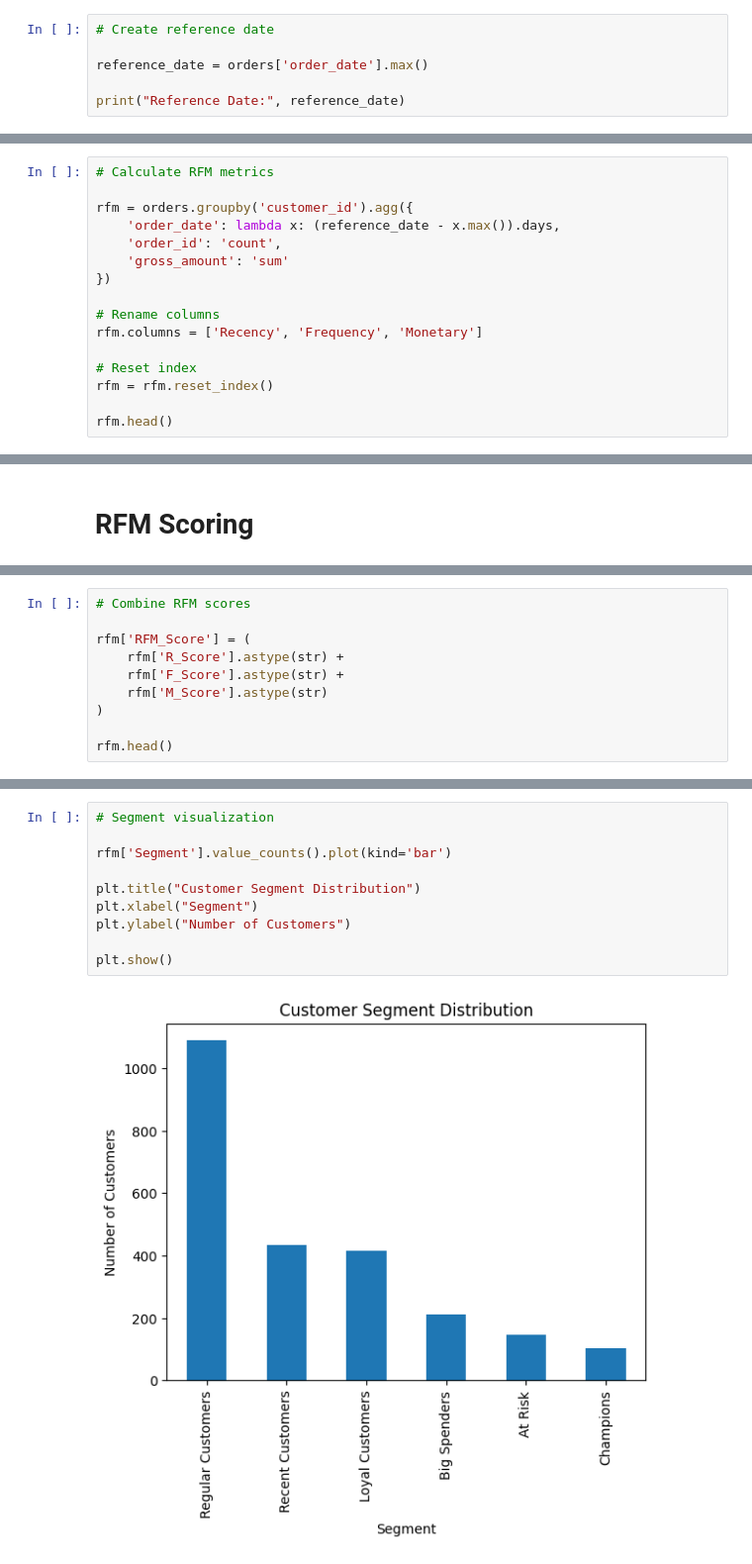
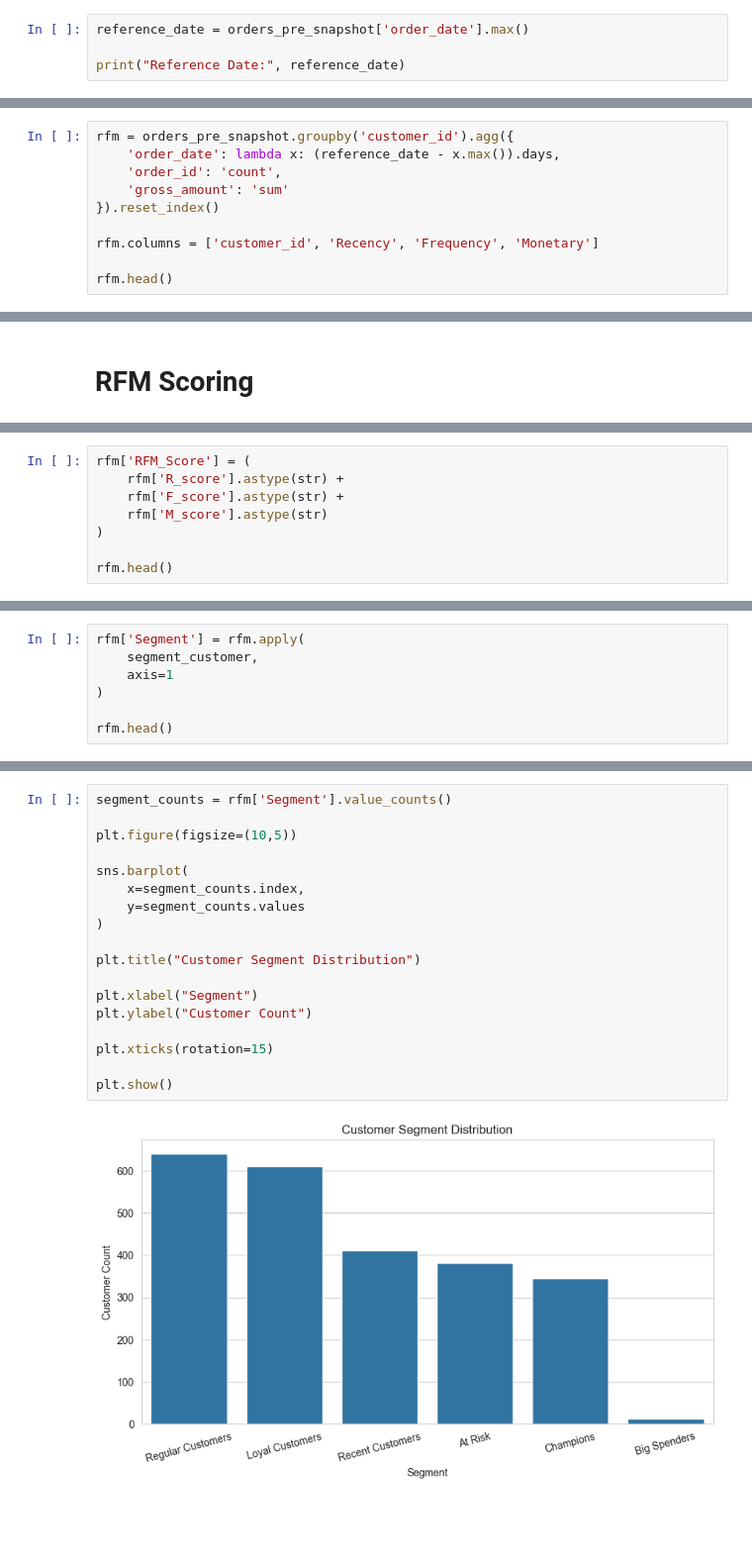
Before and after one commit to GuDLish/d2c-rfm-segmentation, a Jupyter notebook: rfm_segmentation.ipynb, the cells around one changed output, grey strips where cells are left out. Shown at 99% size. Saved outputs shown, nothing was run; the diff lists cells and outputs as text; blank space fills up the shorter version.

Commit message:
modified rfm segmentation

```diff
--- a/rfm_segmentation.ipynb
+++ b/rfm_segmentation.ipynb
@@ -71,7 +107,5 @@ dtype: object
 # %%
-# Create reference date
-
-reference_date = orders['order_date'].max()
+reference_date = orders_pre_snapshot['order_date'].max()
 
 print("Reference Date:", reference_date)
 # %% [output]
@@ -79,17 +113,11 @@ Reference Date: 2025-11-29 00:00:00
 # %%
-# Calculate RFM metrics
-
-rfm = orders.groupby('customer_id').agg({
+rfm = orders_pre_snapshot.groupby('customer_id').agg({
     'order_date': lambda x: (reference_date - x.max()).days,
     'order_id': 'count',
     'gross_amount': 'sum'
-})
+}).reset_index()
 
-# Rename columns
-rfm.columns = ['Recency', 'Frequency', 'Monetary']
-
-# Reset index
-rfm = rfm.reset_index()
+rfm.columns = ['customer_id', 'Recency', 'Frequency', 'Monetary']
 
 rfm.head()
 # %% [output]
@@ -133,10 +212,8 @@ rfm.head()
 # %%
-# Combine RFM scores
-
 rfm['RFM_Score'] = (
-    rfm['R_Score'].astype(str) +
-    rfm['F_Score'].astype(str) +
-    rfm['M_Score'].astype(str)
+    rfm['R_score'].astype(str) +
+    rfm['F_score'].astype(str) +
+    rfm['M_score'].astype(str)
 )
 
 rfm.head()
@@ -198,0 +259,7 @@ Name: count, dtype: int64
+# %%
+rfm['Segment'] = rfm.apply(
+    segment_customer,
+    axis=1
+)
+
+rfm.head()
@@ -199,12 +275,20 @@ Name: count, dtype: int64
 # %%
-# Segment visualization
+segment_counts = rfm['Segment'].value_counts()
 
-rfm['Segment'].value_counts().plot(kind='bar')
+plt.figure(figsize=(10,5))
+
+sns.barplot(
+    x=segment_counts.index,
+    y=segment_counts.values
+)
 
 plt.title("Customer Segment Distribution")
+
 plt.xlabel("Segment")
-plt.ylabel("Number of Customers")
+plt.ylabel("Customer Count")
+
+plt.xticks(rotation=15)
 
 plt.show()
 # %% [output]
-[figure, old version]
+[figure, new version]
```
Also changed, not shown: parts of 53 cells of this notebook, 5 other files.
